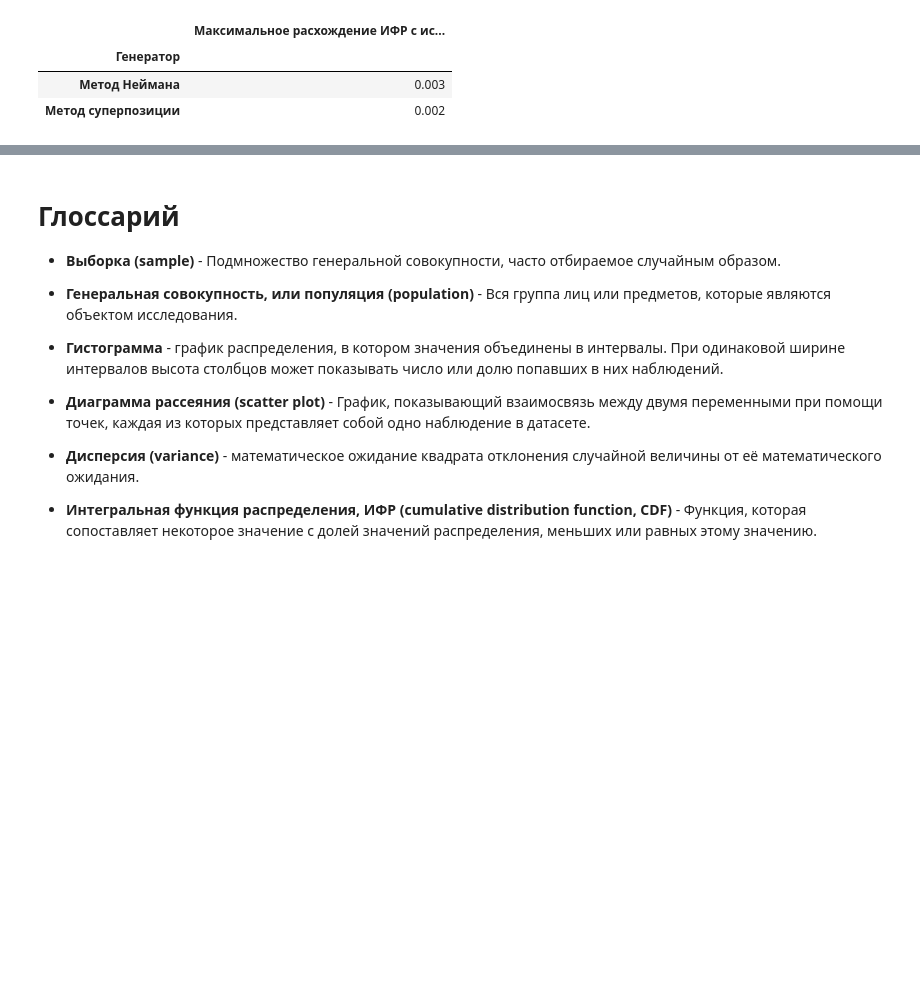
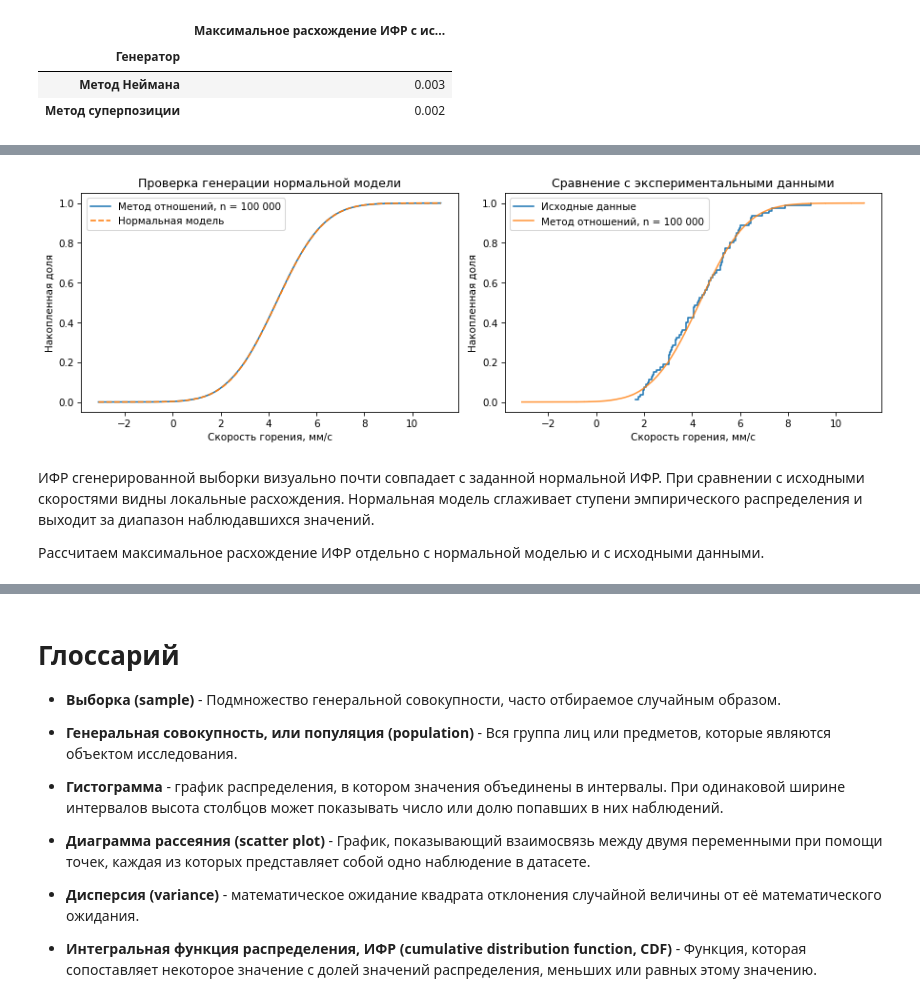
Before and after one commit to ekairaliev/AppStat-Lab01, a Jupyter notebook: AppStat_Lab01.ipynb, the cells around one changed output, grey strips where cells are left out. Drawn from its saved outputs; the diff is of its cells as text; code cells hidden in the pictures; blank space fills up the shorter version.

```diff
--- a/AppStat_Lab01.ipynb
+++ b/AppStat_Lab01.ipynb
@@ -5504,0 +5878,63 @@ display(
+# %%
+speed_ratio_grid = np.linspace(
+    min(v_ti_cu.min(), speed_ratio_large.min()),
+    max(v_ti_cu.max(), speed_ratio_large.max()),
+    600
+)
+
+fig, axes = plt.subplots(1, 2, figsize=(12, 4))
+
+Cdf.from_seq(speed_ratio_large).step(
+    ax=axes[0],
+    label="Метод отношений, n = 100 000"
+)
+
+axes[0].plot(
+    speed_ratio_grid,
+    stats.norm.cdf(
+        speed_ratio_grid,
+        loc=speed_ratio_mu,
+        scale=speed_ratio_sigma
+    ),
+    linestyle="--",
+    label="Нормальная модель"
+)
+
+axes[0].set(
+    title="Проверка генерации нормальной модели",
+    xlabel="Скорость горения, мм/с",
+    ylabel="Накопленная доля"
+)
+axes[0].legend()
+
+Cdf.from_seq(v_ti_cu).step(
+    ax=axes[1],
+    label="Исходные данные"
+)
+
+Cdf.from_seq(speed_ratio_large).step(
+    ax=axes[1],
+    label="Метод отношений, n = 100 000",
+    alpha=0.8
+)
+
+axes[1].set(
+    title="Сравнение с экспериментальными данными",
+    xlabel="Скорость горения, мм/с",
+    ylabel="Накопленная доля"
+)
+axes[1].legend()
+
+plt.tight_layout()
+plt.show()
+# %% [output]
+[figure, added]
+# %% [markdown]
+ИФР сгенерированной выборки визуально почти совпадает
+с заданной нормальной ИФР. При сравнении с исходными скоростями
+видны локальные расхождения. Нормальная модель сглаживает
+ступени эмпирического распределения и выходит за диапазон
+наблюдавшихся значений.
+
+Рассчитаем максимальное расхождение ИФР отдельно
+с нормальной моделью и с исходными данными.
```
Also changed, not shown: parts of 43 cells of this notebook.
